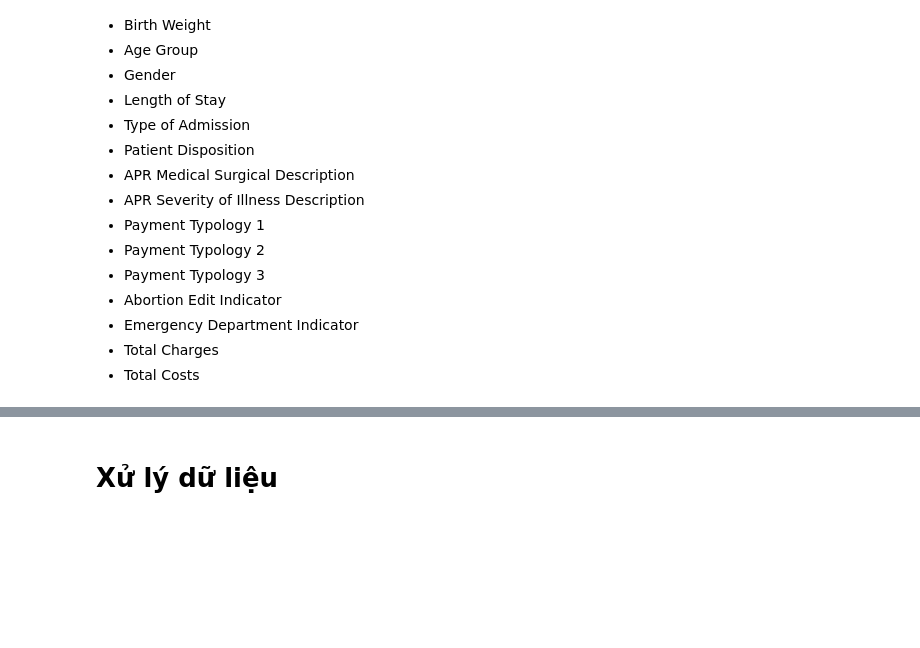
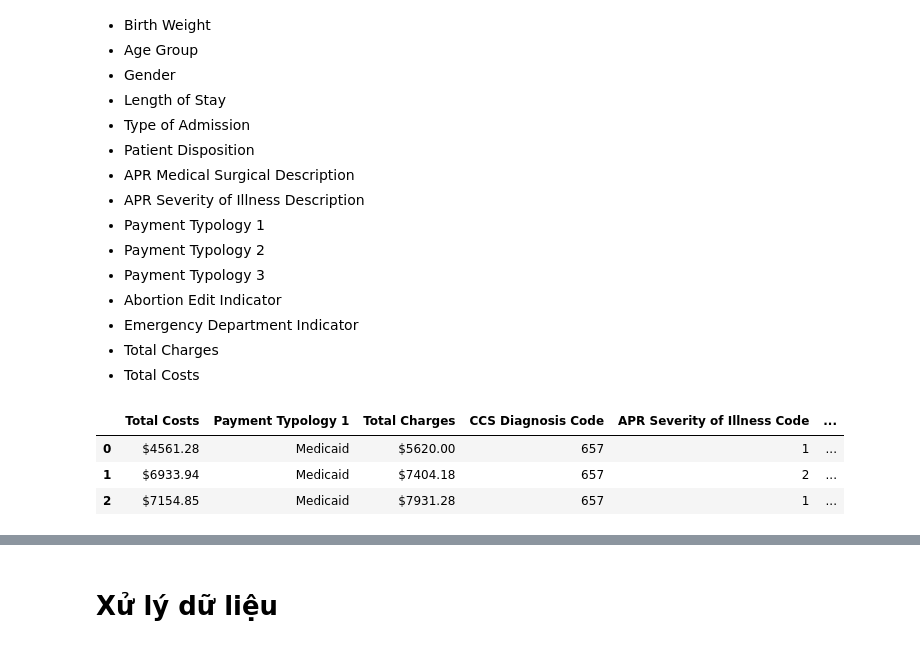
Before and after one commit to viplazylmht/P4DS_final, a Jupyter notebook: P4DS_Final.ipynb, the cells around one changed output, grey strips where cells are left out. Cells and saved outputs as stored; diff of their text form; code cells hidden in the pictures; blank space fills up the shorter version.

```diff
--- a/P4DS_Final.ipynb
+++ b/P4DS_Final.ipynb
@@ -252,7 +252,7 @@ $\rightarrow$ Ta bỏ thuộc tính Other Provider License Number vì độ khuy
 # %%
 del_columns = ["Other Provider License Number", "CCS Diagnosis Description", "CCS Procedure Description", "APR DRG Description", "APR MDC Description",
 "Facility Name", "APR Risk of Mortality", "Attending Provider License Number", "Zip Code - 3 digits", "Operating Provider License Number", "Health Service Area", "Race",
-"APR Severity of Illness Description", "Hospital County", "Ethnicity"]
+"APR Severity of Illness Description", "Hospital County", "Ethnicity", "Operating Certificate Number"]
 columns = set(df.columns )- set(del_columns)
 # columns
 # %% [markdown]
@@ -281,3 +281,9 @@ columns = set(df.columns )- set(del_columns)
 - Total Costs
 # %%
 data = df[columns]
+data.head(3)
+# %% [output]
+|  | Total Costs | Payment Typology 1 | Total Charges | CCS Diagnosis Code | APR Severity of Illness Code | ... |
+| 0 | $4561.28 | Medicaid | $5620.00 | 657 | 1 | ... |
+| 1 | $6933.94 | Medicaid | $7404.18 | 657 | 2 | ... |
+| 2 | $7154.85 | Medicaid | $7931.28 | 657 | 1 | ... |
```
Also changed, not shown: parts of 7 cells of this notebook.
